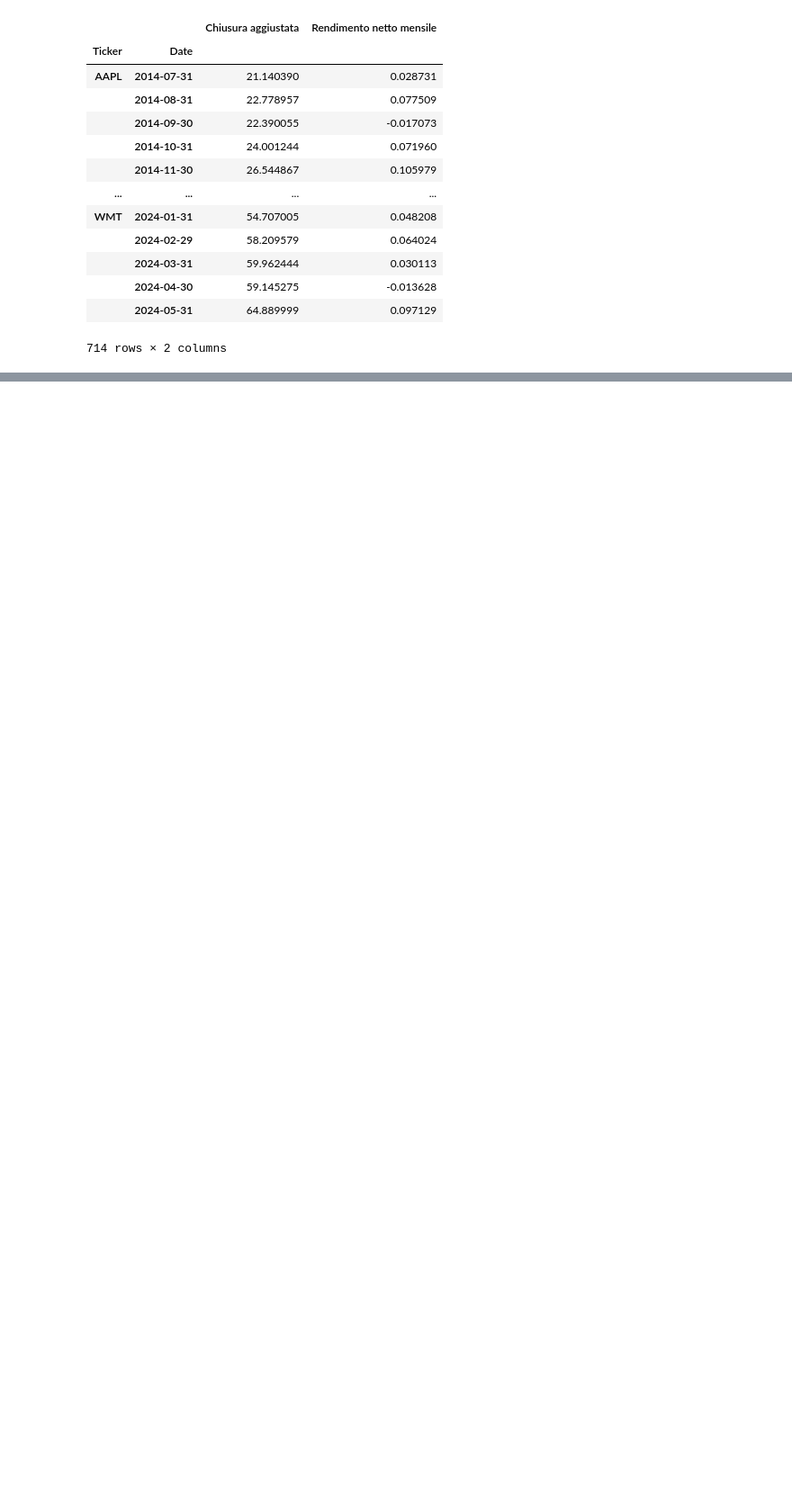
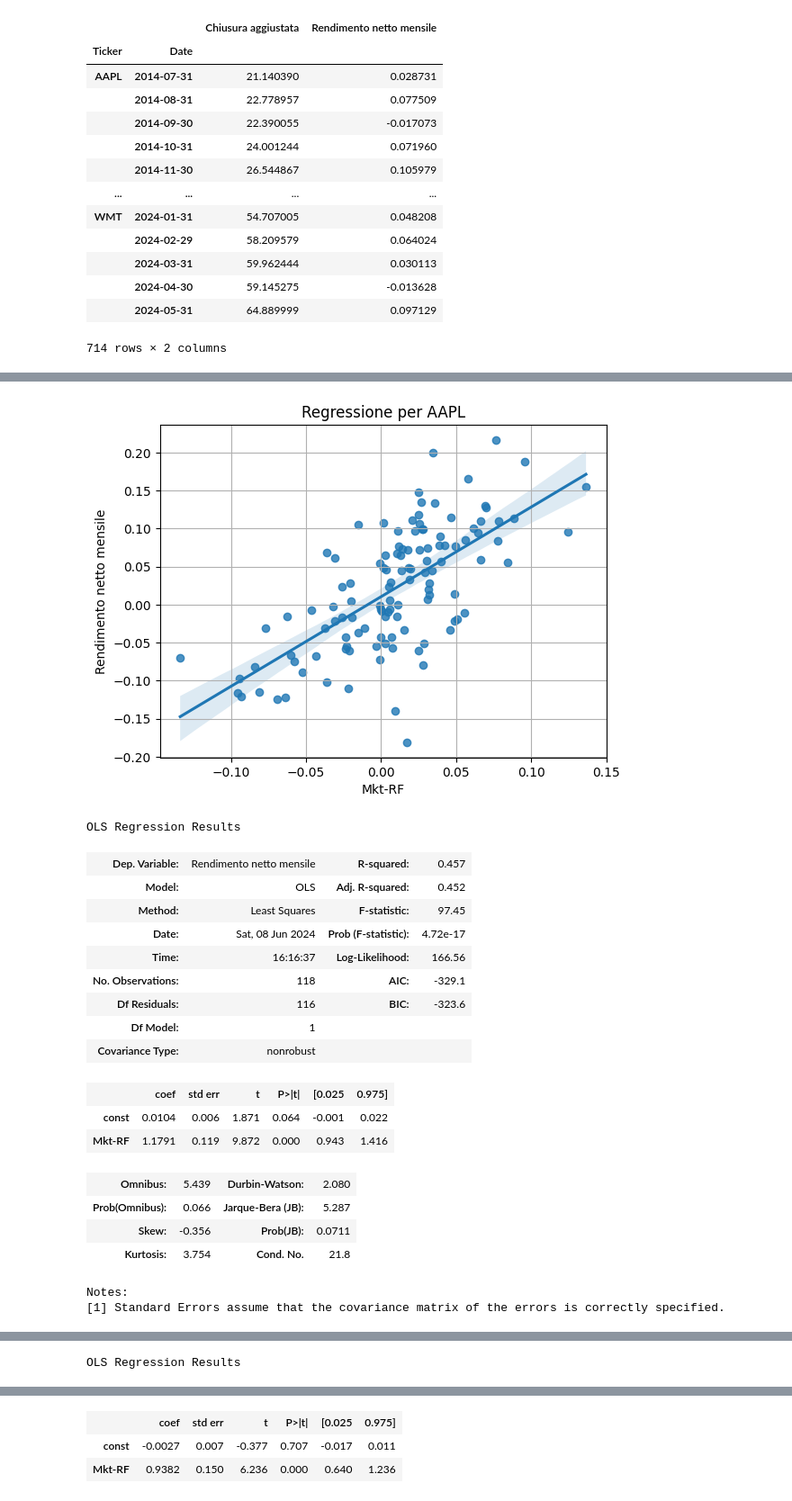
Before and after one commit to Pynci/business-intelligence, a Jupyter notebook: progetto/progetto.ipynb, the cells around one changed output, grey strips where cells are left out. Shown at 90% size. Drawn from its saved outputs; the diff is of its cells as text; code cells hidden in the pictures; blank space fills up the shorter version.

Commit message:
Aggiunti grafici e regressioni

```diff
--- a/progetto/progetto.ipynb
+++ b/progetto/progetto.ipynb
@@ -761,0 +764,45 @@ dataframe_capm
+# %%
+def regressione_OLS(ticker, CAPM, fama_french_mensile, colore='blue'):
+    merged_data = pd.merge(CAPM, fama_french_mensile, left_index=True, right_index=True)
+    data_ticker = merged_data.loc[ticker]
+
+    X = data_ticker['Mkt-RF']
+    Y = data_ticker['Rendimento netto mensile']
+    X1 = sm.add_constant(X)
+    model = sm.OLS(Y, X1)
+    results = model.fit()
+
+    plt.figure()
+    sns.regplot(x='Mkt-RF', y='Rendimento netto mensile', data=data_ticker, color=colore)
+    plt.grid(axis='both')
+    plt.title(f'Regressione per {ticker}')
+    plt.xlabel('Mkt-RF')
+    plt.ylabel('Rendimento netto mensile')
+    plt.show()
+
+    display(results.summary())
+
+for i, ticker in enumerate(tickers):
+    colore = mappa_colori(i % 10)  # L'operazione modulo assicura che non superiamo l'indice massimo della mappa
+    regressione_OLS(ticker, CAPM, fama_french_mensile, colore)
+# %% [output]
+[figure, added]
+OLS Regression Results
+| Dep. Variable: | Rendimento netto mensile | R-squared: | 0.457 |
+| Model: | OLS | Adj. R-squared: | 0.452 |
+| Method: | Least Squares | F-statistic: | 97.45 |
+| Date: | Sat, 08 Jun 2024 | Prob (F-statistic): | 4.72e-17 |
+| Time: | 16:16:37 | Log-Likelihood: | 166.56 |
+| No. Observations: | 118 | AIC: | -329.1 |
+| Df Residuals: | 116 | BIC: | -323.6 |
+| Df Model: | 1 |  |  |
+| Covariance Type: | nonrobust |  |  |
+|  | coef | std err | t | P>|t| | [0.025 | 0.975] |
+| const | 0.0104 | 0.006 | 1.871 | 0.064 | -0.001 | 0.022 |
+| Mkt-RF | 1.1791 | 0.119 | 9.872 | 0.000 | 0.943 | 1.416 |
+| Omnibus: | 5.439 | Durbin-Watson: | 2.080 |
+| Prob(Omnibus): | 0.066 | Jarque-Bera (JB): | 5.287 |
+| Skew: | -0.356 | Prob(JB): | 0.0711 |
+| Kurtosis: | 3.754 | Cond. No. | 21.8 |
+Notes:
+[1] Standard Errors assume that the covariance matrix of the errors is correctly specified.
@@ -761,0 +810 @@ dataframe_capm
+OLS Regression Results
@@ -761,0 +820,3 @@ dataframe_capm
+|  | coef | std err | t | P>|t| | [0.025 | 0.975] |
+| const | -0.0027 | 0.007 | -0.377 | 0.707 | -0.017 | 0.011 |
+| Mkt-RF | 0.9382 | 0.150 | 6.236 | 0.000 | 0.640 | 1.236 |
```
Also changed, not shown: parts of 5 cells of this notebook, 1 other file.
